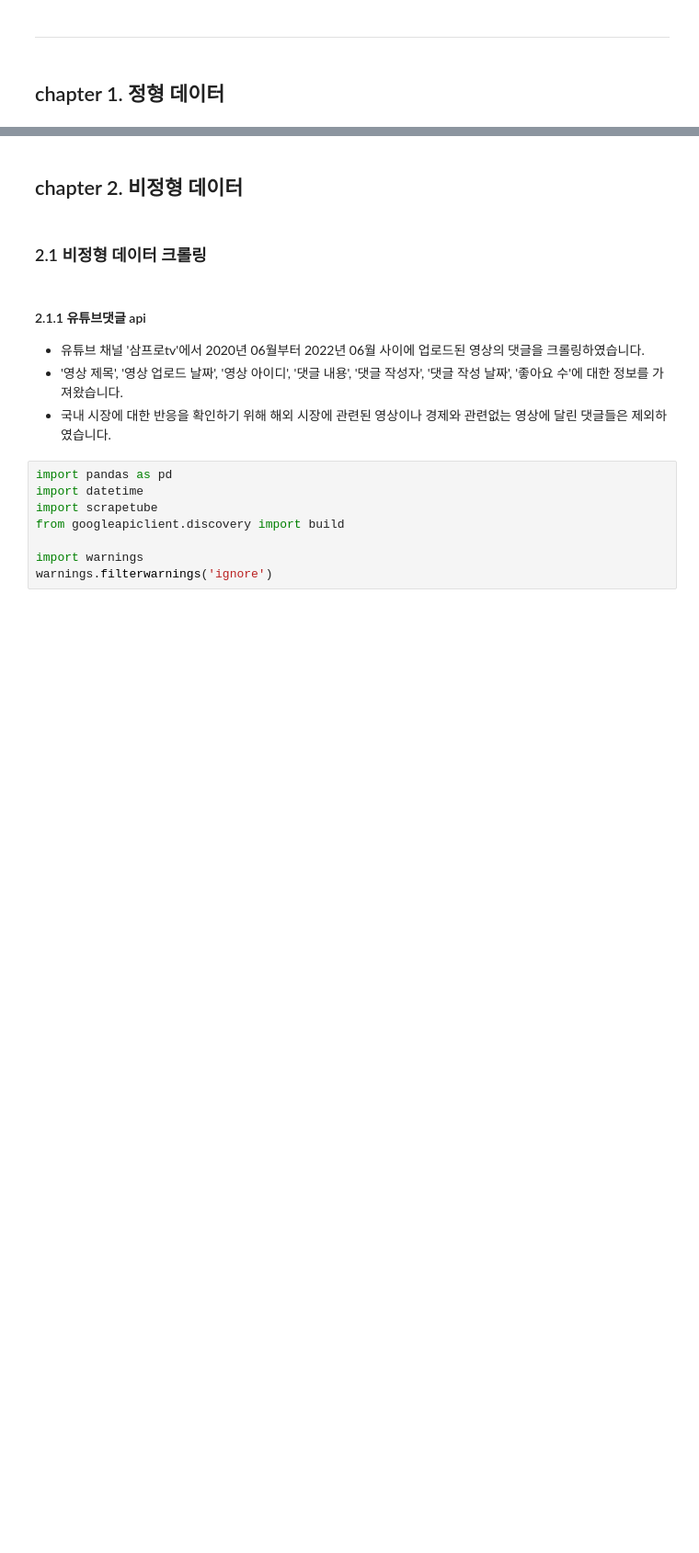
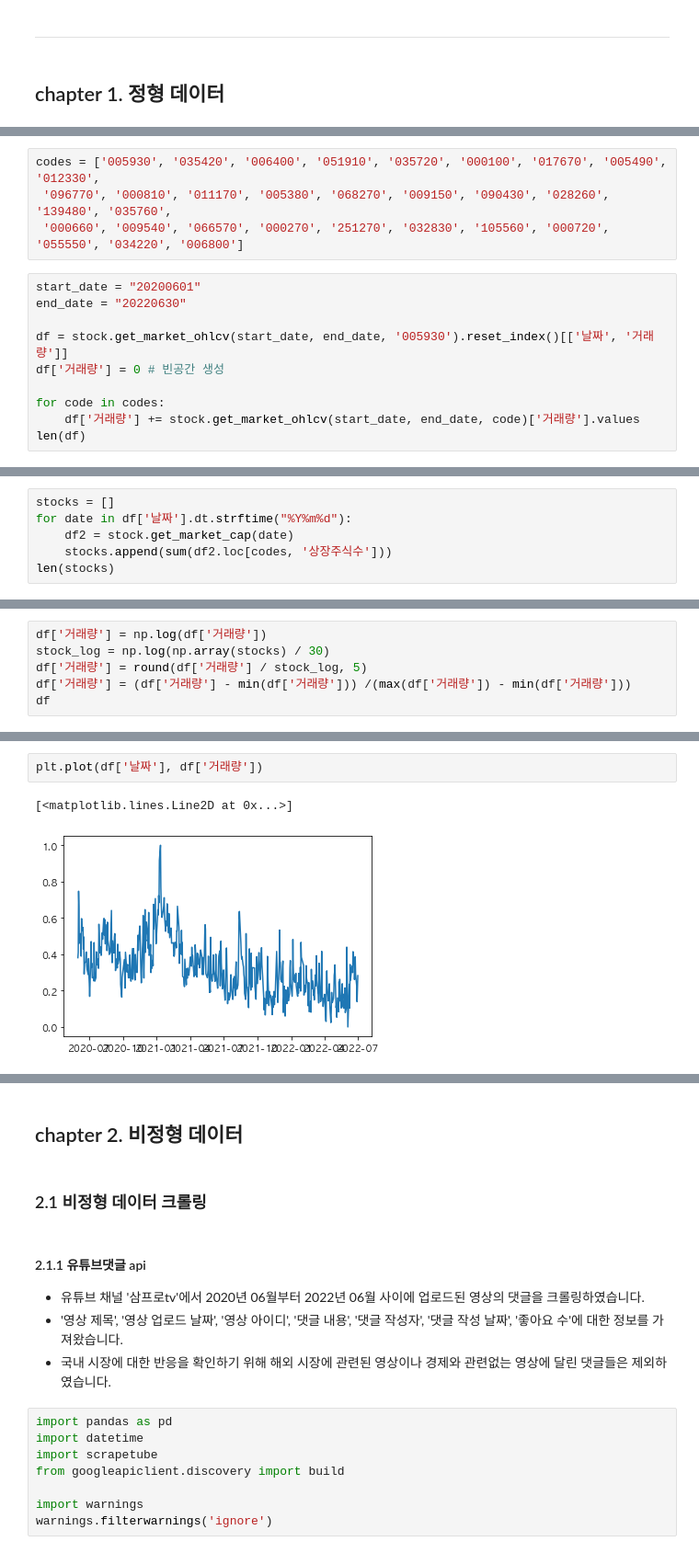
Before and after one commit to NewYorkKim/KRX_2022, a Jupyter notebook: master/제1회 KRX 금융 빅데이터 활용 아이디어 경진대회.ipynb, the cells around one changed output, grey strips where cells are left out. Shown at 92% size. Cells and saved outputs as stored; diff of their text form; blank space fills up the shorter version.

```diff
--- a/master/제1회 KRX 금융 빅데이터 활용 아이디어 경진대회.ipynb
+++ b/master/제1회 KRX 금융 빅데이터 활용 아이디어 경진대회.ipynb
@@ -48,0 +50,14 @@
+# %%
+codes = ['005930', '035420', '006400', '051910', '035720', '000100', '017670', '005490', '012330',
+ '096770', '000810', '011170', '005380', '068270', '009150', '090430', '028260', '139480', '035760',
+ '000660', '009540', '066570', '000270', '251270', '032830', '105560', '000720', '055550', '034220', '006800']
+# %%
+start_date = "20200601"
+end_date = "20220630"
+
+df = stock.get_market_ohlcv(start_date, end_date, '005930').reset_index()[['날짜', '거래량']]
+df['거래량'] = 0 # 빈공간 생성
+
+for code in codes:
+    df['거래량'] += stock.get_market_ohlcv(start_date, end_date, code)['거래량'].values
+len(df)
@@ -48,0 +66,6 @@
+# %%
+stocks = []
+for date in df['날짜'].dt.strftime("%Y%m%d"):
+    df2 = stock.get_market_cap(date)
+    stocks.append(sum(df2.loc[codes, '상장주식수']))
+len(stocks)
@@ -48,0 +74,6 @@
+# %%
+df['거래량'] = np.log(df['거래량'])
+stock_log = np.log(np.array(stocks) / 30)
+df['거래량'] = round(df['거래량'] / stock_log, 5)
+df['거래량'] = (df['거래량'] - min(df['거래량'])) /(max(df['거래량']) - min(df['거래량']))
+df
@@ -48,0 +94,5 @@
+# %%
+plt.plot(df['날짜'], df['거래량'])
+# %% [output]
+[<matplotlib.lines.Line2D at 0x...>]
+[figure, added]
```
Also changed, not shown: parts of 13 cells of this notebook, 4 other files.
